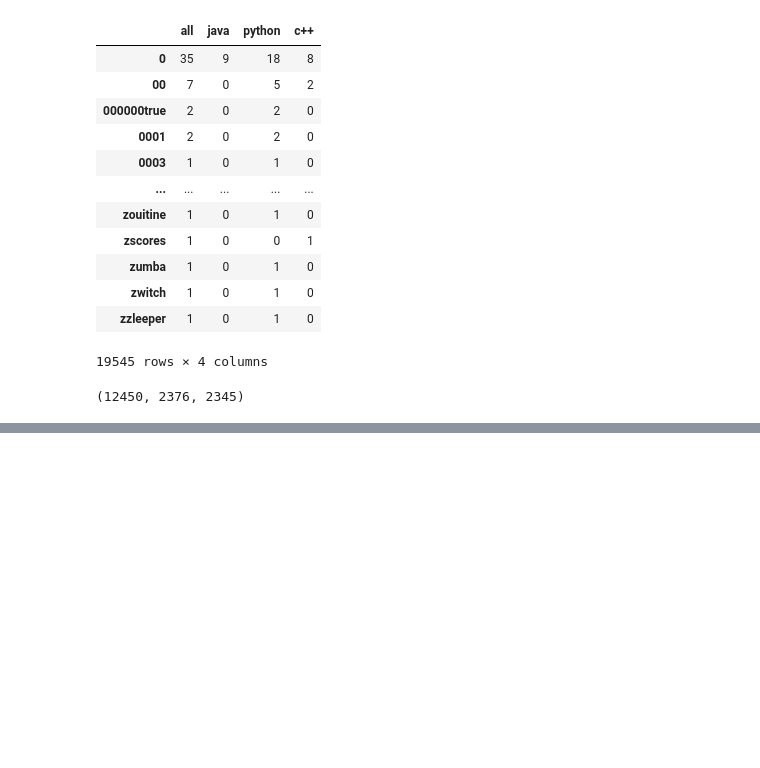
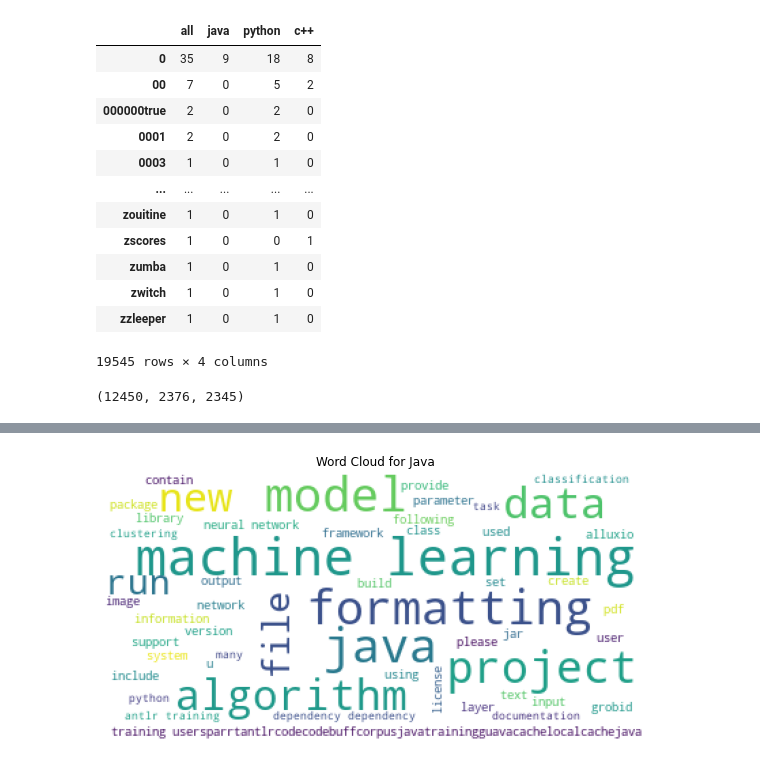
Before and after one commit to brandyn-oliver-jesse-nlp/github-readme-languages, a Jupyter notebook: explore_model_waterman.ipynb, the cells around one changed output, grey strips where cells are left out. Saved outputs shown, nothing was run; the diff lists cells and outputs as text; code cells hidden in the pictures; blank space fills up the shorter version.

```diff
--- a/explore_model_waterman.ipynb
+++ b/explore_model_waterman.ipynb
@@ -417,0 +536,18 @@ len(unique_p), len(unique_j), len(unique_c)
+# %%
+def word_cloud(train, language):
+    '''
+
+    '''
+    # Getting our specified language words
+    words = (' '.join(train.lemmatized[train.language == language]))
+    # Making our WordCloud image object
+    img = WordCloud(background_color='white').generate(words)
+    # Displaying the WordCloud image
+    plt.figure(figsize=(10,5))
+    plt.title(f'Word Cloud for {language}')
+    plt.imshow(img)
+    plt.axis('off')
+# %%
+word_cloud(train, 'Java')
+# %% [output]
+[figure, added]
```
Also changed, not shown: parts of 21 cells of this notebook.
